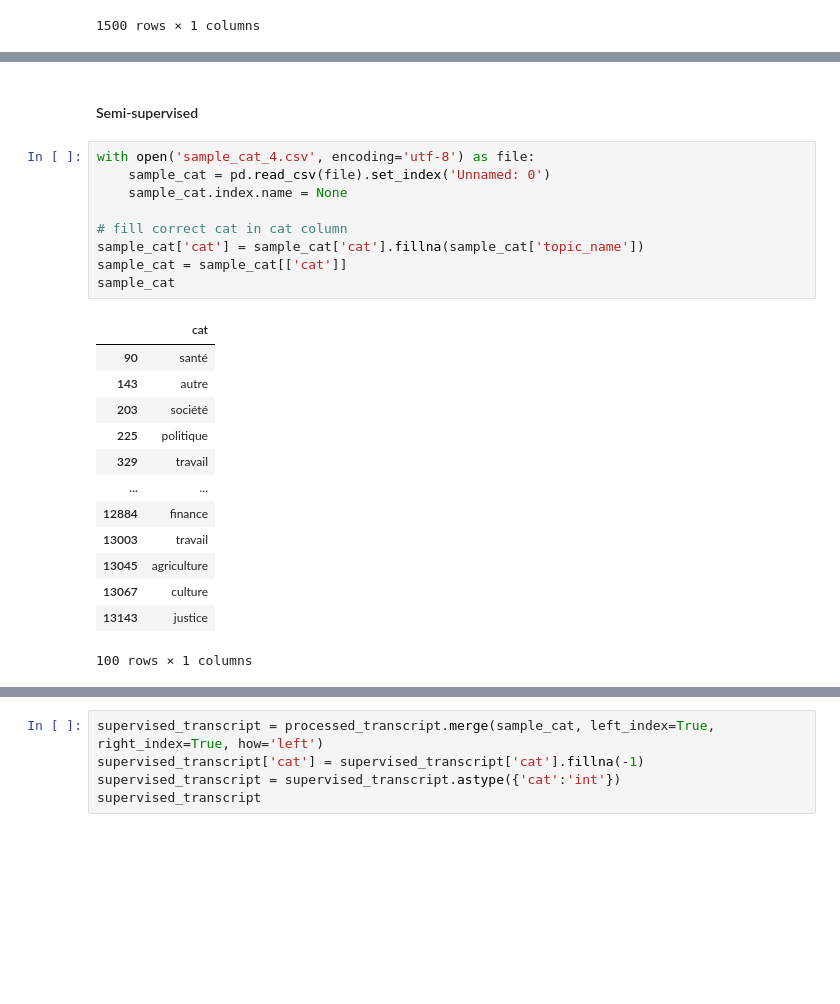
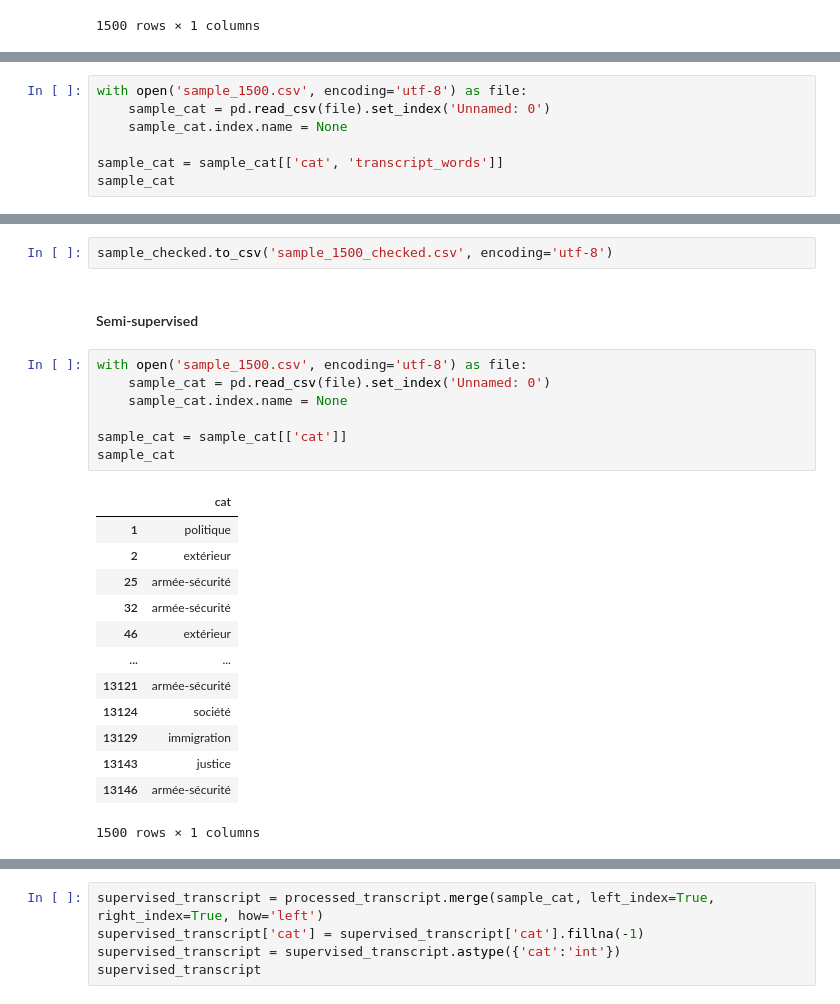
Before and after one commit to cgcrts/ef23_discours, a Jupyter notebook: topic_processing.ipynb, the cells around one changed output, grey strips where cells are left out. Cells and saved outputs as stored; diff of their text form; blank space fills up the shorter version.

```diff
--- a/topic_processing.ipynb
+++ b/topic_processing.ipynb
@@ -739,0 +725,7 @@ J'aimerais également préciser à Mme Python que la mort des forêts est avant
+# %%
+with open('sample_1500.csv', encoding='utf-8') as file:
+    sample_cat = pd.read_csv(file).set_index('Unnamed: 0')
+    sample_cat.index.name = None
+
+sample_cat = sample_cat[['cat', 'transcript_words']]
+sample_cat
@@ -740,26 +763,26 @@ J'aimerais également préciser à Mme Python que la mort des forêts est avant
+# %%
+sample_checked.to_csv('sample_1500_checked.csv', encoding='utf-8')
 # %% [markdown]
 #### Semi-supervised
 # %%
-with open('sample_cat_4.csv', encoding='utf-8') as file:
+with open('sample_1500.csv', encoding='utf-8') as file:
     sample_cat = pd.read_csv(file).set_index('Unnamed: 0')
     sample_cat.index.name = None
 
-# fill correct cat in cat column
-sample_cat['cat'] = sample_cat['cat'].fillna(sample_cat['topic_name'])
 sample_cat = sample_cat[['cat']]
 sample_cat
 # %% [output]
 |  | cat |
-| 90 | santé |
-| 143 | autre |
-| 203 | société |
-| 225 | politique |
-| 329 | travail |
+| 1 | politique |
+| 2 | extérieur |
+| 25 | armée-sécurité |
+| 32 | armée-sécurité |
+| 46 | extérieur |
 | ... | ... |
-| 12884 | finance |
-| 13003 | travail |
-| 13045 | agriculture |
-| 13067 | culture |
+| 13121 | armée-sécurité |
+| 13124 | société |
+| 13129 | immigration |
 | 13143 | justice |
+| 13146 | armée-sécurité |
-100 rows × 1 columns
+1500 rows × 1 columns
 # %%
```
Also changed, not shown: parts of 24 cells of this notebook, 2 other files.
